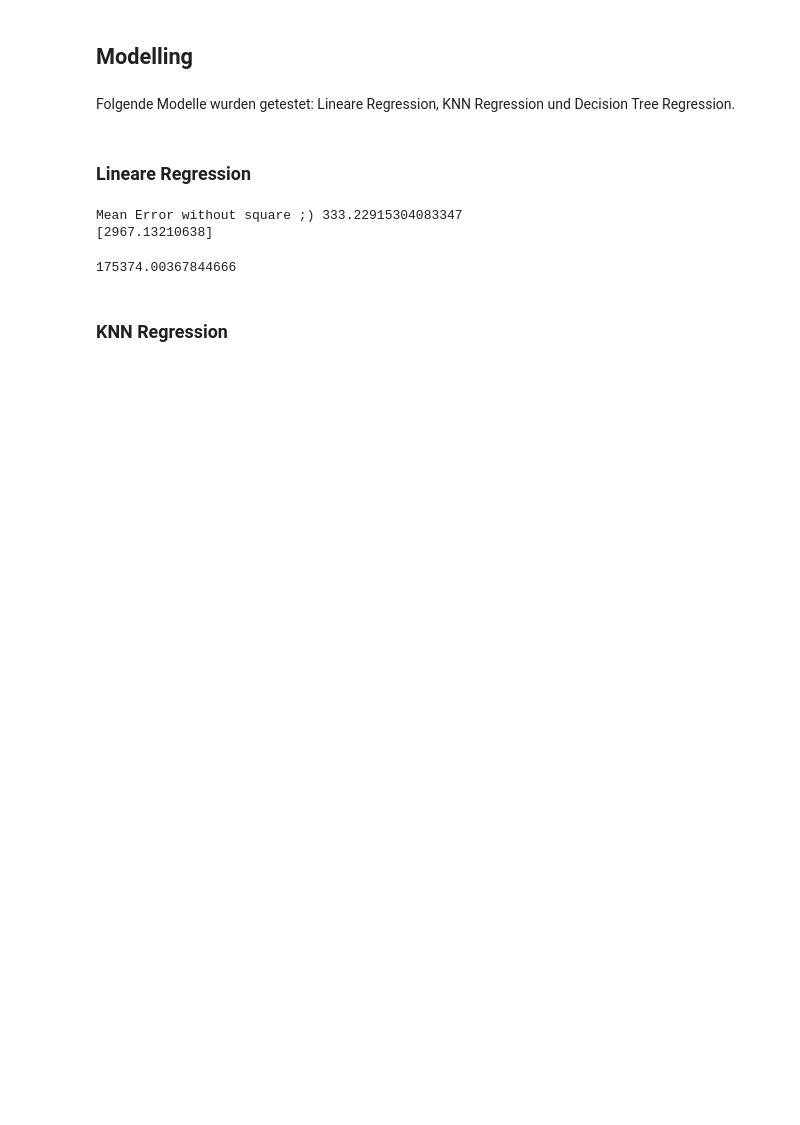
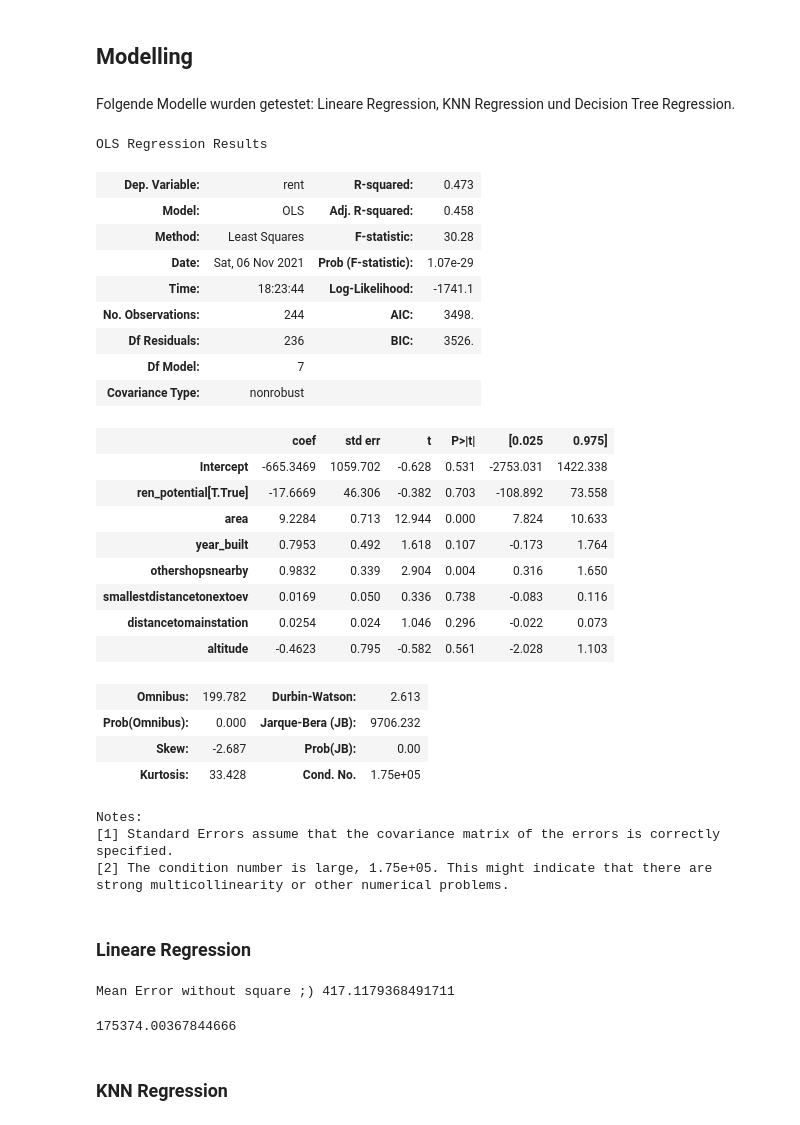
Before and after one commit to jonupp/lagequalitaet-team-sml, a Jupyter notebook: analysis and modelling.ipynb, the cells around one changed output. Saved outputs shown, nothing was run; the diff lists cells and outputs as text; code cells hidden in the pictures; blank space fills up the shorter version.

```diff
--- a/joeljonas.ipynb
+++ b/analysis and modelling.ipynb
@@ -153,20 +160,49 @@ sns.scatterplot(data=df, x="altitude", y = "rent")
 ## Modelling
 # %% [markdown]
 Folgende Modelle wurden getestet: Lineare Regression, KNN Regression und Decision Tree Regression.
+# %%
+lregr = smf.ols(formula='rent ~ area + year_built + ren_potential + othershopsnearby + smallestdistancetonextoev + distancetomainstation + altitude', data=df).fit()
+lregr.summary()
+# %% [output]
+OLS Regression Results
+| Dep. Variable: | rent | R-squared: | 0.473 |
+| Model: | OLS | Adj. R-squared: | 0.458 |
+| Method: | Least Squares | F-statistic: | 30.28 |
+| Date: | Sat, 06 Nov 2021 | Prob (F-statistic): | 1.07e-29 |
+| Time: | 18:23:44 | Log-Likelihood: | -1741.1 |
+| No. Observations: | 244 | AIC: | 3498. |
+| Df Residuals: | 236 | BIC: | 3526. |
+| Df Model: | 7 |  |  |
+| Covariance Type: | nonrobust |  |  |
+|  | coef | std err | t | P>|t| | [0.025 | 0.975] |
+| Intercept | -665.3469 | 1059.702 | -0.628 | 0.531 | -2753.031 | 1422.338 |
+| ren_potential[T.True] | -17.6669 | 46.306 | -0.382 | 0.703 | -108.892 | 73.558 |
+| area | 9.2284 | 0.713 | 12.944 | 0.000 | 7.824 | 10.633 |
+| year_built | 0.7953 | 0.492 | 1.618 | 0.107 | -0.173 | 1.764 |
+| othershopsnearby | 0.9832 | 0.339 | 2.904 | 0.004 | 0.316 | 1.650 |
+| smallestdistancetonextoev | 0.0169 | 0.050 | 0.336 | 0.738 | -0.083 | 0.116 |
+| distancetomainstation | 0.0254 | 0.024 | 1.046 | 0.296 | -0.022 | 0.073 |
+| altitude | -0.4623 | 0.795 | -0.582 | 0.561 | -2.028 | 1.103 |
+| Omnibus: | 199.782 | Durbin-Watson: | 2.613 |
+| Prob(Omnibus): | 0.000 | Jarque-Bera (JB): | 9706.232 |
+| Skew: | -2.687 | Prob(JB): | 0.00 |
+| Kurtosis: | 33.428 | Cond. No. | 1.75e+05 |
+Notes:
+[1] Standard Errors assume that the covariance matrix of the errors is correctly specified.
+[2] The condition number is large, 1.75e+05. This might indicate that there are
+strong multicollinearity or other numerical problems.
 # %% [markdown]
 ### Lineare Regression
 # %%
+predictorVariables = ['area', 'year_built', 'othershopsnearby']
 regr = LinearRegression()
-regr.fit(X=df_train[['area', 'year_built']], y=df_train['rent'])
-res = regr.score(X=df_test[['area', 'year_built']], y=df_test['rent'])
+regr.fit(X=df_train[predictorVariables], y=df_train['rent'])
+res = regr.score(X=df_test[predictorVariables], y=df_test['rent'])
 
-res = regr.predict(X=df_test[['area', 'year_built']])
+res = regr.predict(X=df_test[predictorVariables])
 print('Mean Error without square ;)', np.sqrt(mean_squared_error(df_test['rent'], res)))
-
-print(regr.predict(X=[[300, 1900]]))
 # %% [output]
-Mean Error without square ;) 333.22915304083347
-[2967.13210638]
+Mean Error without square ;) 417.1179368491711
 # %%
 np.mean( (df.rent-np.mean(df.rent))**2 )
 # %% [output]
```
Also changed, not shown: parts of 12 cells of this notebook, 1 other file.
